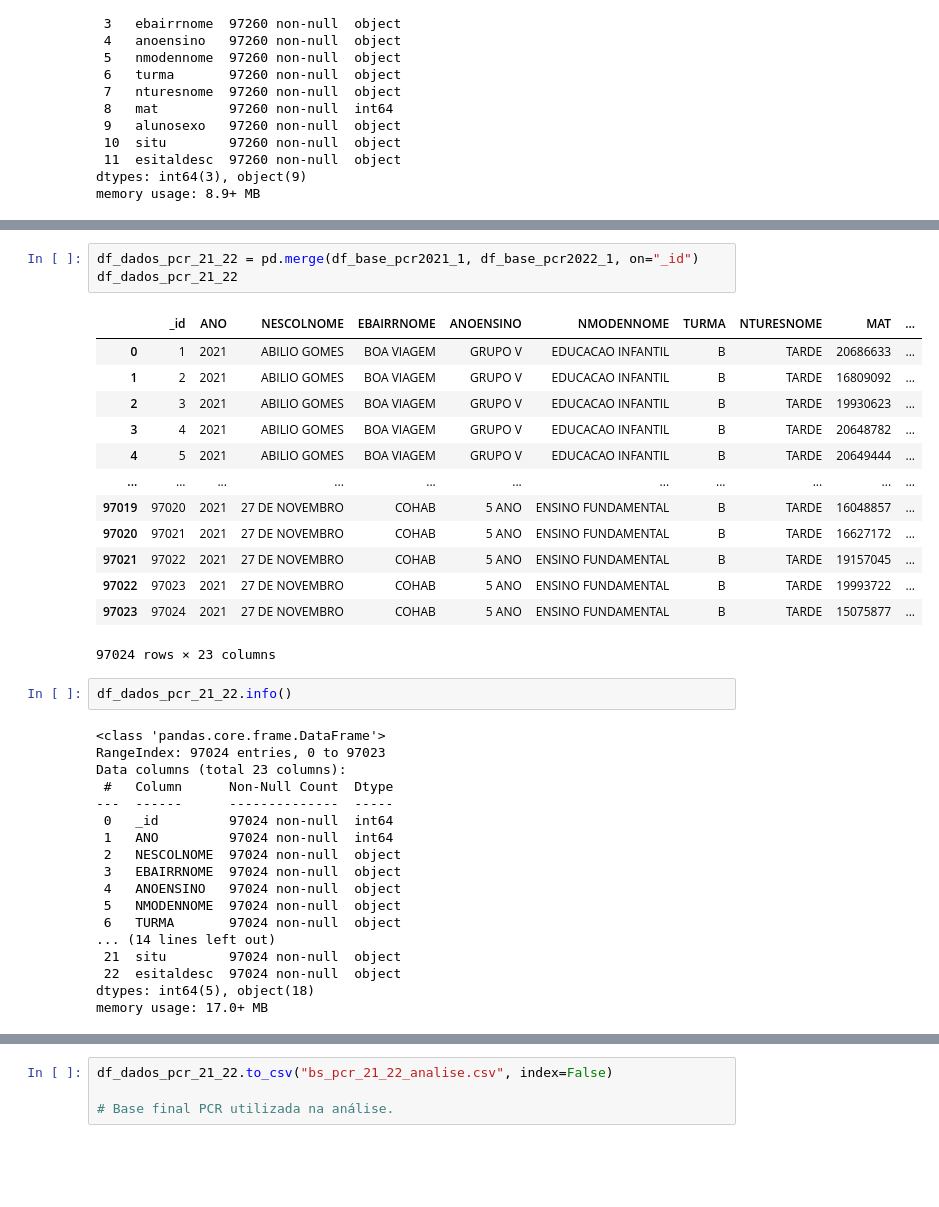
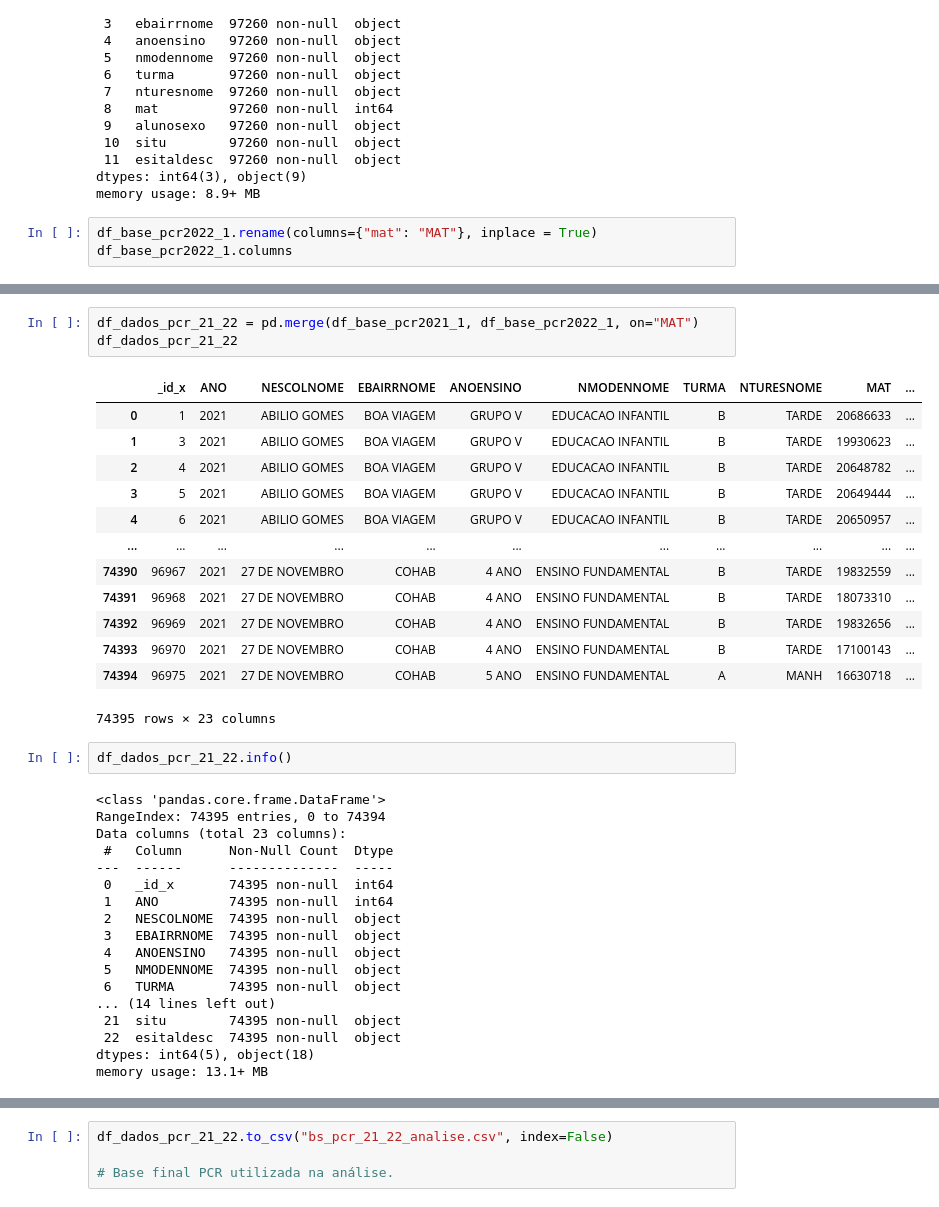
Before and after one commit to reprograma/on26-python-s17-s18-projeto-livre, a Jupyter notebook: exercicios/para-casa/Projeto-Jessica-Ferreira/analise/analise.ipynb, the cells around one changed output, grey strips where cells are left out. Saved outputs shown, nothing was run; the diff lists cells and outputs as text; blank space fills up the shorter version.

```diff
--- a/exercicios/para-casa/Projeto-Jessica-Ferreira/analise/analise.ipynb
+++ b/exercicios/para-casa/Projeto-Jessica-Ferreira/analise/analise.ipynb
@@ -281,3 +356,6 @@ Data columns (total 12 columns):
  11  esitaldesc  97260 non-null  object
 dtypes: int64(3), object(9)
 memory usage: 8.9+ MB
+# %%
+df_base_pcr2022_1.rename(columns={"mat": "MAT"}, inplace = True)
+df_base_pcr2022_1.columns
@@ -284,40 +426,40 @@ memory usage: 8.9+ MB
 # %%
-df_dados_pcr_21_22 = pd.merge(df_base_pcr2021_1, df_base_pcr2022_1, on="_id")
+df_dados_pcr_21_22 = pd.merge(df_base_pcr2021_1, df_base_pcr2022_1, on="MAT")
 df_dados_pcr_21_22
 # %% [output]
-|  | _id | ANO | NESCOLNOME | EBAIRRNOME | ANOENSINO | NMODENNOME | TURMA | NTURESNOME | MAT | ... |
+|  | _id_x | ANO | NESCOLNOME | EBAIRRNOME | ANOENSINO | NMODENNOME | TURMA | NTURESNOME | MAT | ... |
 | 0 | 1 | 2021 | ABILIO GOMES | BOA VIAGEM | GRUPO V | EDUCACAO INFANTIL | B | TARDE | 20686633 | ... |
-| 1 | 2 | 2021 | ABILIO GOMES | BOA VIAGEM | GRUPO V | EDUCACAO INFANTIL | B | TARDE | 16809092 | ... |
-| 2 | 3 | 2021 | ABILIO GOMES | BOA VIAGEM | GRUPO V | EDUCACAO INFANTIL | B | TARDE | 19930623 | ... |
-| 3 | 4 | 2021 | ABILIO GOMES | BOA VIAGEM | GRUPO V | EDUCACAO INFANTIL | B | TARDE | 20648782 | ... |
-| 4 | 5 | 2021 | ABILIO GOMES | BOA VIAGEM | GRUPO V | EDUCACAO INFANTIL | B | TARDE | 20649444 | ... |
+| 1 | 3 | 2021 | ABILIO GOMES | BOA VIAGEM | GRUPO V | EDUCACAO INFANTIL | B | TARDE | 19930623 | ... |
+| 2 | 4 | 2021 | ABILIO GOMES | BOA VIAGEM | GRUPO V | EDUCACAO INFANTIL | B | TARDE | 20648782 | ... |
+| 3 | 5 | 2021 | ABILIO GOMES | BOA VIAGEM | GRUPO V | EDUCACAO INFANTIL | B | TARDE | 20649444 | ... |
+| 4 | 6 | 2021 | ABILIO GOMES | BOA VIAGEM | GRUPO V | EDUCACAO INFANTIL | B | TARDE | 20650957 | ... |
 | ... | ... | ... | ... | ... | ... | ... | ... | ... | ... | ... |
-| 97019 | 97020 | 2021 | 27 DE NOVEMBRO | COHAB | 5 ANO | ENSINO FUNDAMENTAL | B | TARDE | 16048857 | ... |
-| 97020 | 97021 | 2021 | 27 DE NOVEMBRO | COHAB | 5 ANO | ENSINO FUNDAMENTAL | B | TARDE | 16627172 | ... |
-| 97021 | 97022 | 2021 | 27 DE NOVEMBRO | COHAB | 5 ANO | ENSINO FUNDAMENTAL | B | TARDE | 19157045 | ... |
-| 97022 | 97023 | 2021 | 27 DE NOVEMBRO | COHAB | 5 ANO | ENSINO FUNDAMENTAL | B | TARDE | 19993722 | ... |
-| 97023 | 97024 | 2021 | 27 DE NOVEMBRO | COHAB | 5 ANO | ENSINO FUNDAMENTAL | B | TARDE | 15075877 | ... |
+| 74390 | 96967 | 2021 | 27 DE NOVEMBRO | COHAB | 4 ANO | ENSINO FUNDAMENTAL | B | TARDE | 19832559 | ... |
+| 74391 | 96968 | 2021 | 27 DE NOVEMBRO | COHAB | 4 ANO | ENSINO FUNDAMENTAL | B | TARDE | 18073310 | ... |
+| 74392 | 96969 | 2021 | 27 DE NOVEMBRO | COHAB | 4 ANO | ENSINO FUNDAMENTAL | B | TARDE | 19832656 | ... |
+| 74393 | 96970 | 2021 | 27 DE NOVEMBRO | COHAB | 4 ANO | ENSINO FUNDAMENTAL | B | TARDE | 17100143 | ... |
+| 74394 | 96975 | 2021 | 27 DE NOVEMBRO | COHAB | 5 ANO | ENSINO FUNDAMENTAL | A | MANH | 16630718 | ... |
-97024 rows × 23 columns
+74395 rows × 23 columns
 # %%
 df_dados_pcr_21_22.info()
 # %% [output]
 <class 'pandas.core.frame.DataFrame'>
-RangeIndex: 97024 entries, 0 to 97023
+RangeIndex: 74395 entries, 0 to 74394
 Data columns (total 23 columns):
  #   Column      Non-Null Count  Dtype
 ---  ------      --------------  -----
- 0   _id         97024 non-null  int64
- 1   ANO         97024 non-null  int64
- 2   NESCOLNOME  97024 non-null  object
- 3   EBAIRRNOME  97024 non-null  object
- 4   ANOENSINO   97024 non-null  object
- 5   NMODENNOME  97024 non-null  object
- 6   TURMA       97024 non-null  object
+ 0   _id_x       74395 non-null  int64
+ 1   ANO         74395 non-null  int64
+ 2   NESCOLNOME  74395 non-null  object
+ 3   EBAIRRNOME  74395 non-null  object
+ 4   ANOENSINO   74395 non-null  object
+ 5   NMODENNOME  74395 non-null  object
+ 6   TURMA       74395 non-null  object
 ... (14 lines left out)
- 21  situ        97024 non-null  object
- 22  esitaldesc  97024 non-null  object
+ 21  situ        74395 non-null  object
+ 22  esitaldesc  74395 non-null  object
 dtypes: int64(5), object(18)
-memory usage: 17.0+ MB
+memory usage: 13.1+ MB
 # %%
 df_dados_pcr_21_22.isnull().sum()
 # %% [output]
```
Also changed, not shown: parts of 22 cells of this notebook, 1 other file.
